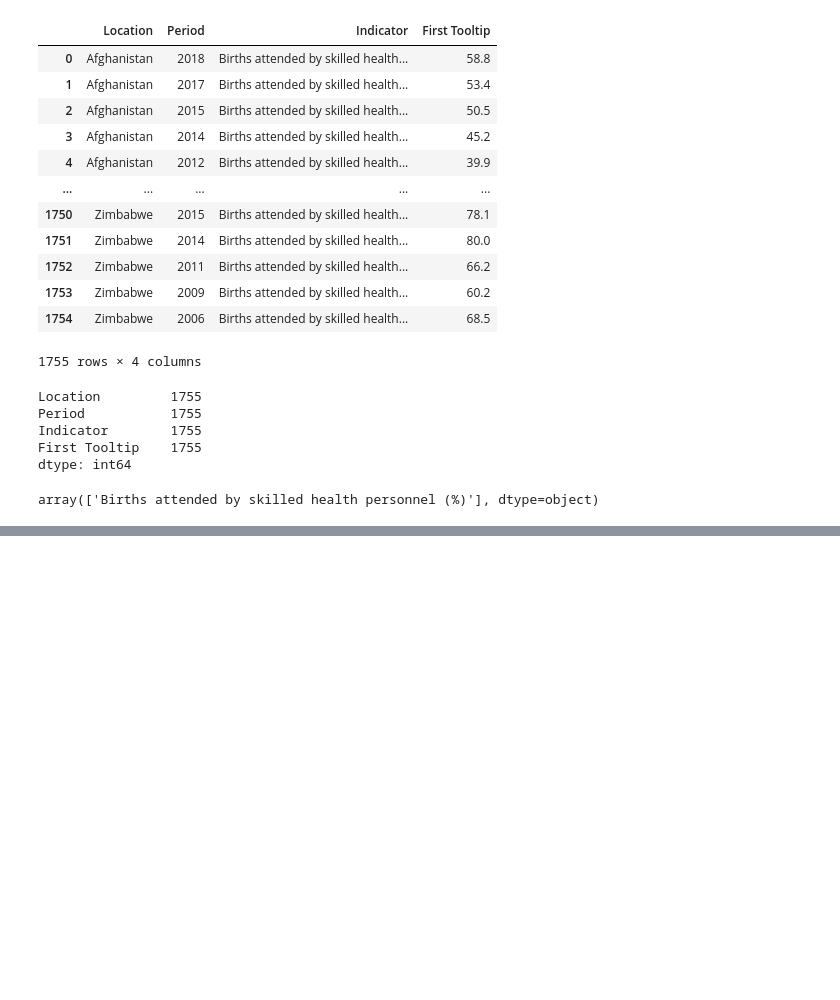
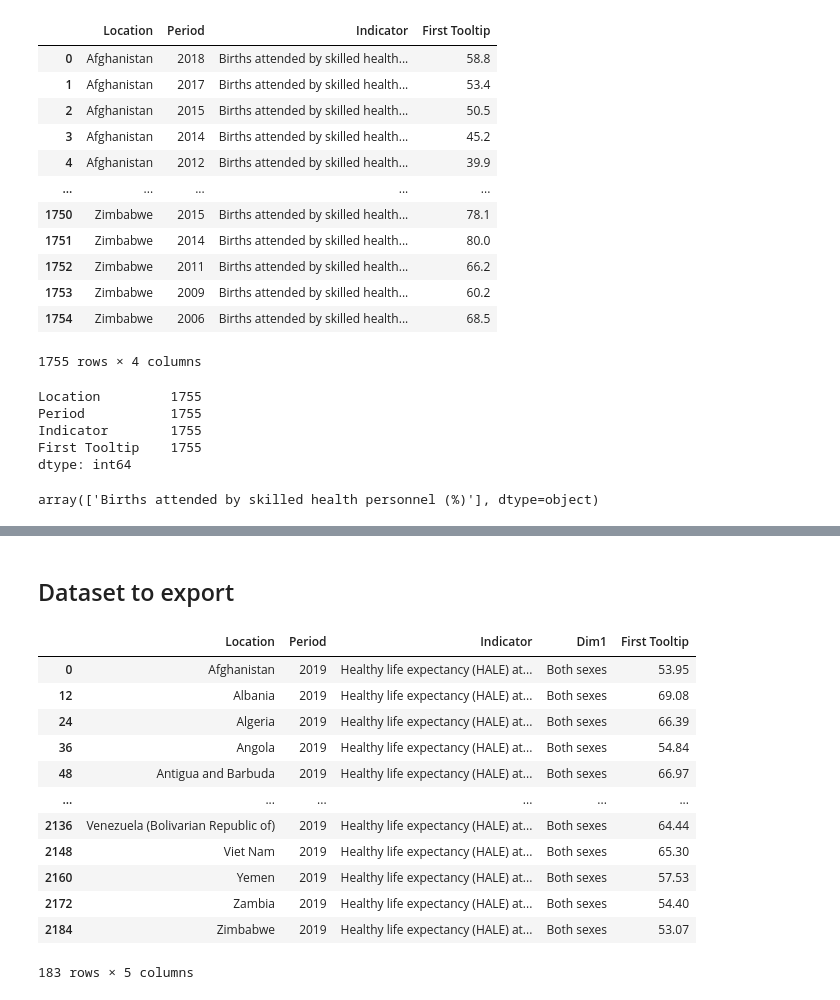
Before and after one commit to kwolf3/World_Health_Statistics_Project, a Jupyter notebook: Clean and Transform Data.ipynb, the cells around one changed output, grey strips where cells are left out. Drawn from its saved outputs; the diff is of its cells as text; code cells hidden in the pictures; blank space fills up the shorter version.

```diff
--- a/Clean and Transform Data.ipynb
+++ b/Clean and Transform Data.ipynb
@@ -1457,0 +2037,19 @@ array(['Births attended by skilled health personnel (%)'], dtype=object)
+# %% [markdown]
+## Dataset to export
+# %%
+hleb_2019 = hleb_bs[hleb_bs['Period'] == 2019]
+hleb_2019
+# %% [output]
+|  | Location | Period | Indicator | Dim1 | First Tooltip |
+| 0 | Afghanistan | 2019 | Healthy life expectancy (HALE) at... | Both sexes | 53.95 |
+| 12 | Albania | 2019 | Healthy life expectancy (HALE) at... | Both sexes | 69.08 |
+| 24 | Algeria | 2019 | Healthy life expectancy (HALE) at... | Both sexes | 66.39 |
+| 36 | Angola | 2019 | Healthy life expectancy (HALE) at... | Both sexes | 54.84 |
+| 48 | Antigua and Barbuda | 2019 | Healthy life expectancy (HALE) at... | Both sexes | 66.97 |
+| ... | ... | ... | ... | ... | ... |
+| 2136 | Venezuela (Bolivarian Republic of) | 2019 | Healthy life expectancy (HALE) at... | Both sexes | 64.44 |
+| 2148 | Viet Nam | 2019 | Healthy life expectancy (HALE) at... | Both sexes | 65.30 |
+| 2160 | Yemen | 2019 | Healthy life expectancy (HALE) at... | Both sexes | 57.53 |
+| 2172 | Zambia | 2019 | Healthy life expectancy (HALE) at... | Both sexes | 54.40 |
+| 2184 | Zimbabwe | 2019 | Healthy life expectancy (HALE) at... | Both sexes | 53.07 |
+183 rows × 5 columns
```
Also changed, not shown: parts of 117 cells of this notebook.
